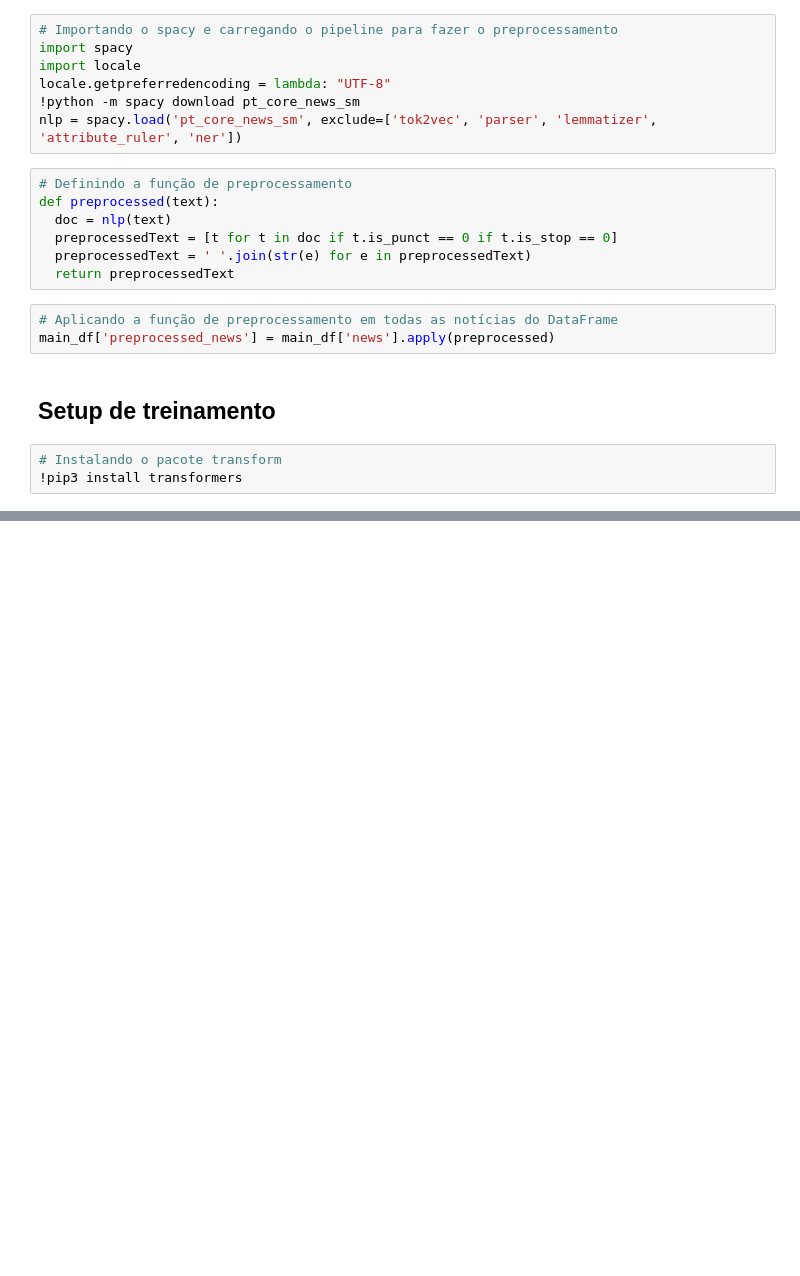
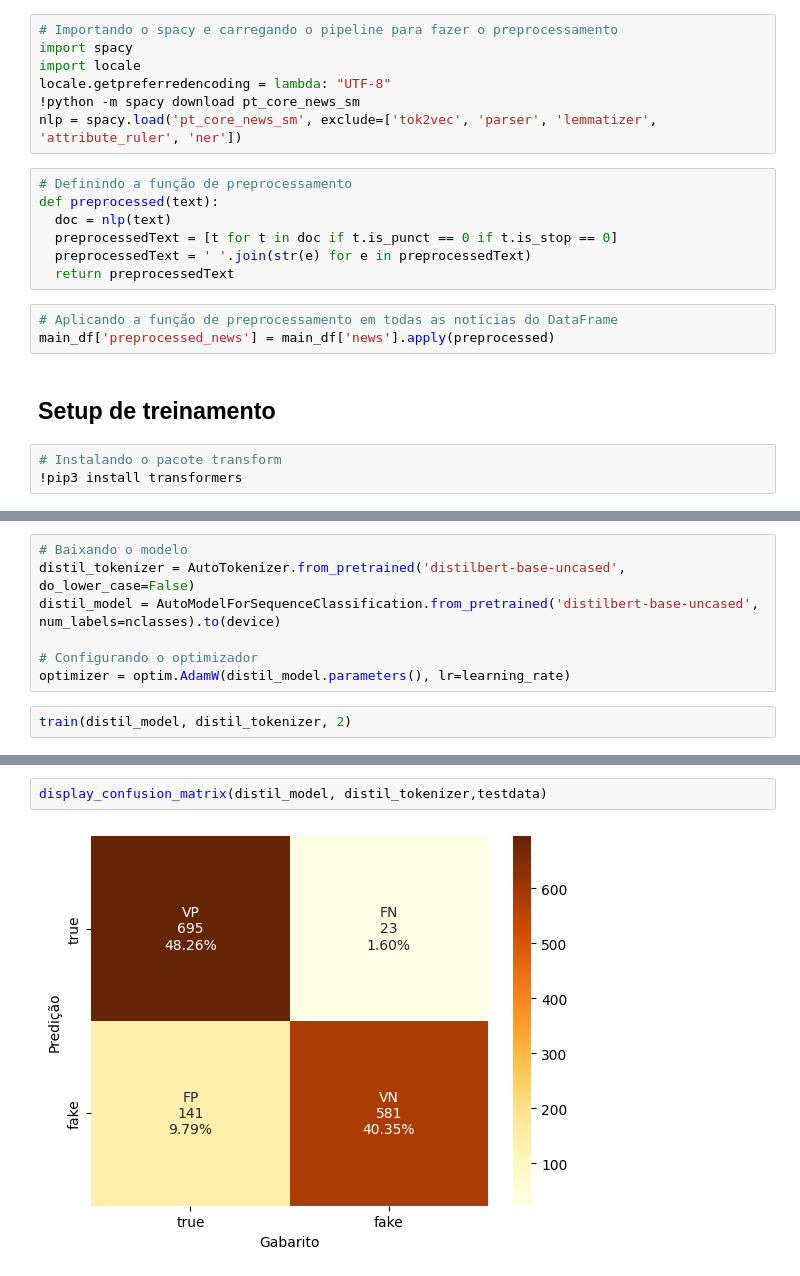
Before and after one commit to fdsgusmao/projeto-final, a Jupyter notebook: projeto-final.ipynb, the cells around one changed output, grey strips where cells are left out. Cells and saved outputs as stored; diff of their text form; blank space fills up the shorter version.

```diff
--- a/projeto-final.ipynb
+++ b/projeto-final.ipynb
@@ -305,0 +212,9 @@ weighted avg       0.97      0.97      0.97       576
+# %%
+# Baixando o modelo
+distil_tokenizer = AutoTokenizer.from_pretrained('distilbert-base-uncased', do_lower_case=False)
+distil_model = AutoModelForSequenceClassification.from_pretrained('distilbert-base-uncased', num_labels=nclasses).to(device)
+
+# Configurando o optimizador
+optimizer = optim.AdamW(distil_model.parameters(), lr=learning_rate)
+# %%
+train(distil_model, distil_tokenizer, 2)
@@ -305,0 +274,4 @@ weighted avg       0.97      0.97      0.97       576
+# %%
+display_confusion_matrix(distil_model, distil_tokenizer,testdata)
+# %% [output]
+[figure, added]
```
Also changed, not shown: parts of 35 cells of this notebook.
